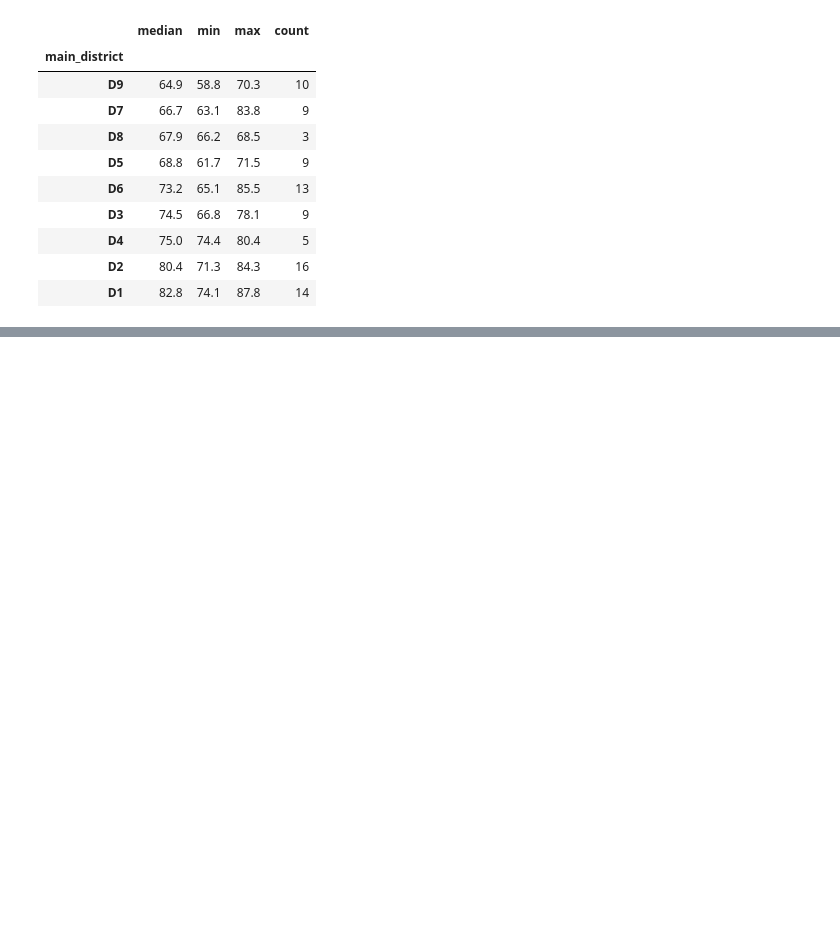
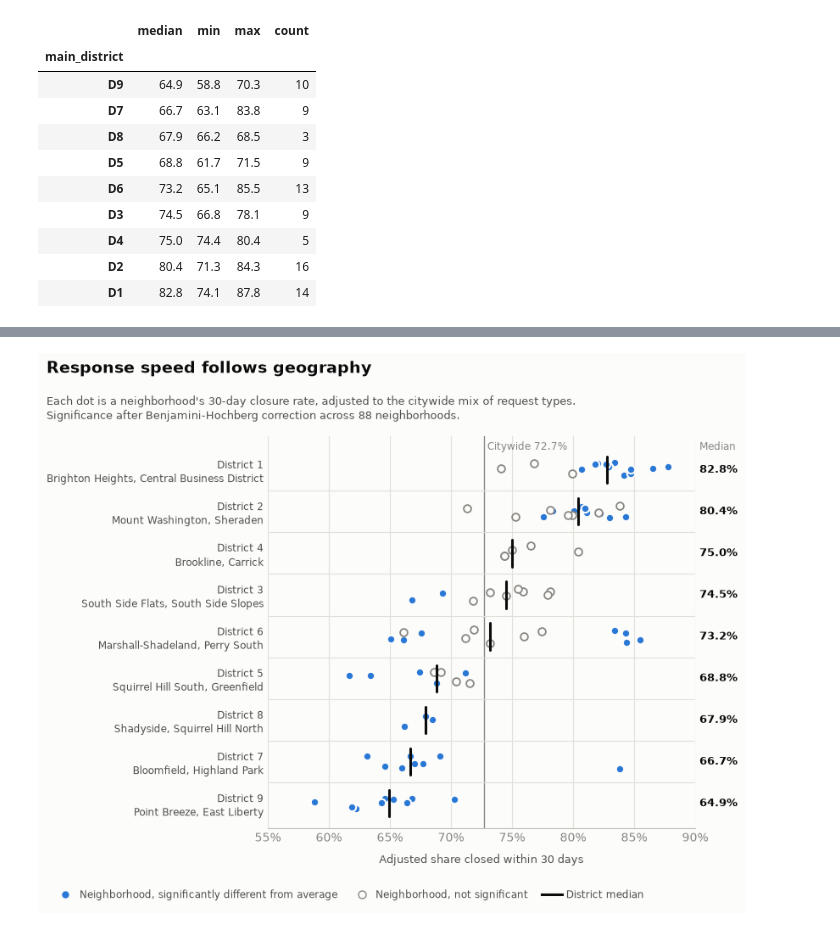
Before and after one commit to nikul-m/pittsburgh-311-response-times, a Jupyter notebook: notebooks/03_analysis.ipynb, the cells around one changed output, grey strips where cells are left out. Drawn from its saved outputs; the diff is of its cells as text; code cells hidden in the pictures; blank space fills up the shorter version.

```diff
--- a/notebooks/03_analysis.ipynb
+++ b/notebooks/03_analysis.ipynb
@@ -234,0 +238,13 @@ res.groupby("main_district")["adjusted_rate"].agg(["median", "min", "max", "coun
+# %%
+df14 = pd.read_sql("SELECT * FROM model_data_14d", con)
+print(df14.shape, round(df14["closed_within_14d"].mean(), 3))
+
+m14 = smf.logit("closed_within_14d ~ C(neighborhood, Sum) + C(subject)", data=df14).fit()
+
+adj14 = {nb: m14.predict(df14.assign(neighborhood=nb)).mean() for nb in res.index}
+res["adjusted_rate_14d"] = (pd.Series(adj14) * 100).round(1)
+
+# Do neighborhoods rank the same way under both windows? (1.0 = identical order)
+print("Rank correlation:", round(res["adjusted_rate"].corr(res["adjusted_rate_14d"], method="spearman"), 3))
+
+res.groupby("main_district")[["adjusted_rate", "adjusted_rate_14d"]].median().sort_values("adjusted_rate")
@@ -234,0 +320,64 @@ res.groupby("main_district")["adjusted_rate"].agg(["median", "min", "max", "coun
+# %%
+res.index.name = "neighborhood"
+medians = res.groupby("main_district")["adjusted_rate"].median().sort_values()   # fastest district ends up on top
+ypos = {d: i for i, d in enumerate(medians.index)}
+
+# Name each district by its two neighborhoods with the most requests
+examples = (res.sort_values("n_requests", ascending=False)
+               .groupby("main_district").head(2)
+               .reset_index()
+               .groupby("main_district")["neighborhood"].apply(", ".join))
+labels = [f"District {d[1:]}\n{examples[d]}" for d in medians.index]
+
+rng = np.random.default_rng(311)                       # fixed seed: same jitter every run
+y = res["main_district"].map(ypos) + rng.uniform(-0.18, 0.18, len(res))
+
+fig, ax = plt.subplots(figsize=(9, 6.6))
+fig.subplots_adjust(left=0.30, right=0.86, top=0.85, bottom=0.15)
+
+sig = res["significant"]
+ax.scatter(res.loc[sig, "adjusted_rate"], y[sig], s=46, color=BLUE,
+           edgecolor=SURFACE, linewidth=1.5, zorder=3)
+ax.scatter(res.loc[~sig, "adjusted_rate"], y[~sig], s=40, facecolor=SURFACE,
+           edgecolor=MUTED, linewidth=1.3, zorder=3)
+
+for d, m in medians.items():
+    ax.plot([m, m], [ypos[d] - 0.32, ypos[d] + 0.32], color=INK, lw=2.2, zorder=4, solid_capstyle="round")
+    ax.text(1.01, ypos[d], f"{m:.1f}%", transform=ax.get_yaxis_transform(),
+            va="center", fontsize=9.5, color=INK, fontweight="bold")
+ax.text(1.01, len(medians) - 0.45, "Median", transform=ax.get_yaxis_transform(),
+        va="center", fontsize=8.5, color=MUTED)
+
+ax.axvline(CITYWIDE, color=MUTED, lw=1, zorder=0)
+ax.text(CITYWIDE, len(medians) - 0.45, f" Citywide {CITYWIDE}%", fontsize=8.5, color=MUTED, va="center")
+
+ax.set_yticks(range(len(medians)))
+ax.set_yticklabels(labels, fontsize=8.8, linespacing=1.4)
+ax.set_ylim(-0.6, len(medians) - 0.2)
+ax.set_xlim(55, 90)
+ax.set_xticks(range(55, 91, 5))
+ax.set_xticklabels([f"{t}%" for t in range(55, 91, 5)])
+ax.xaxis.grid(True, color=GRID, lw=0.8)
+for i in range(len(medians) - 1):
+    ax.axhline(i + 0.5, color=GRID, lw=0.8, zorder=0)
+ax.set_axisbelow(True)
+ax.spines["left"].set_visible(False)
+ax.tick_params(length=0)
+ax.set_xlabel("Adjusted share closed within 30 days", fontsize=9.5, labelpad=8)
+
+legend = [
+    Line2D([], [], marker="o", ls="", markersize=7, markerfacecolor=BLUE, markeredgecolor=SURFACE,
+           label="Neighborhood, significantly different from average"),
+    Line2D([], [], marker="o", ls="", markersize=6.5, markerfacecolor=SURFACE, markeredgecolor=MUTED,
+           label="Neighborhood, not significant"),
+    Line2D([], [], color=INK, lw=2.2, label="District median"),
+]
+fig.legend(handles=legend, loc="lower left", bbox_to_anchor=(0.01, 0.005), ncol=3,
+           frameon=False, fontsize=8.5, labelcolor=INK2, handletextpad=0.4, columnspacing=1.4)
+
+add_titles(fig, "Response speed follows geography",
+           "Each dot is a neighborhood's 30-day closure rate, adjusted to the citywide mix of request types.\n"
+           "Significance after Benjamini-Hochberg correction across 88 neighborhoods.")
+fig.savefig(f"{FIG_DIR}/02_adjusted_rate_by_district.png", dpi=200)
+# %% [output]
+[figure, added]
```
Also changed, not shown: parts of 5 cells of this notebook, 4 other files.
